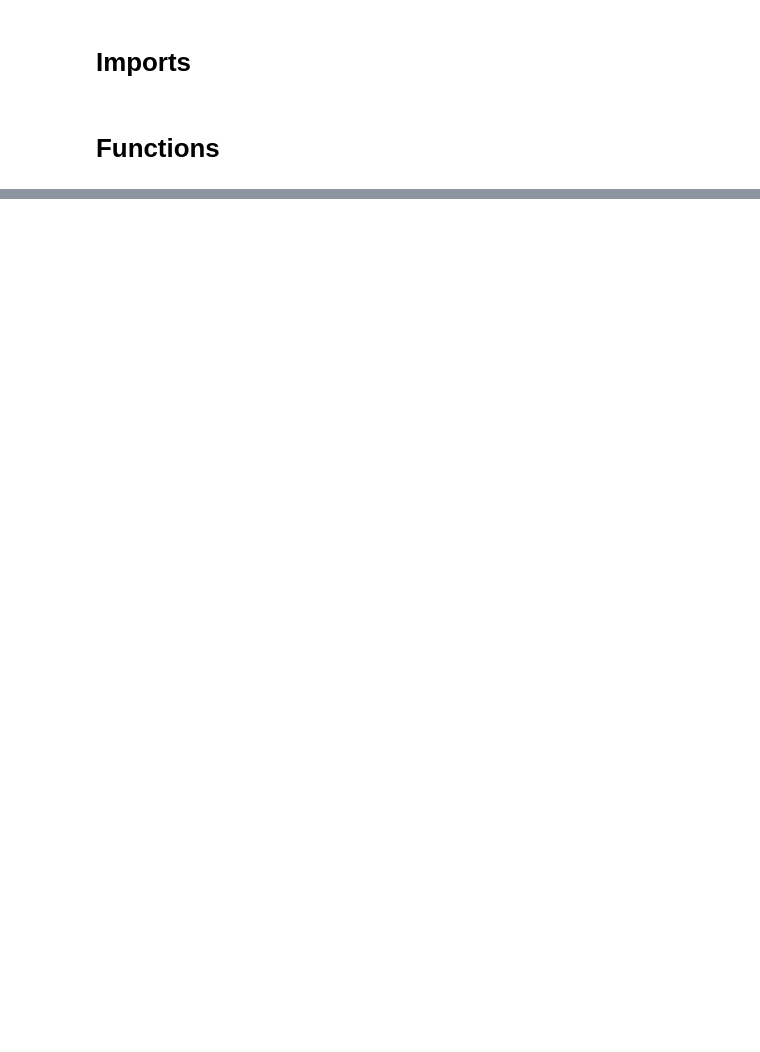
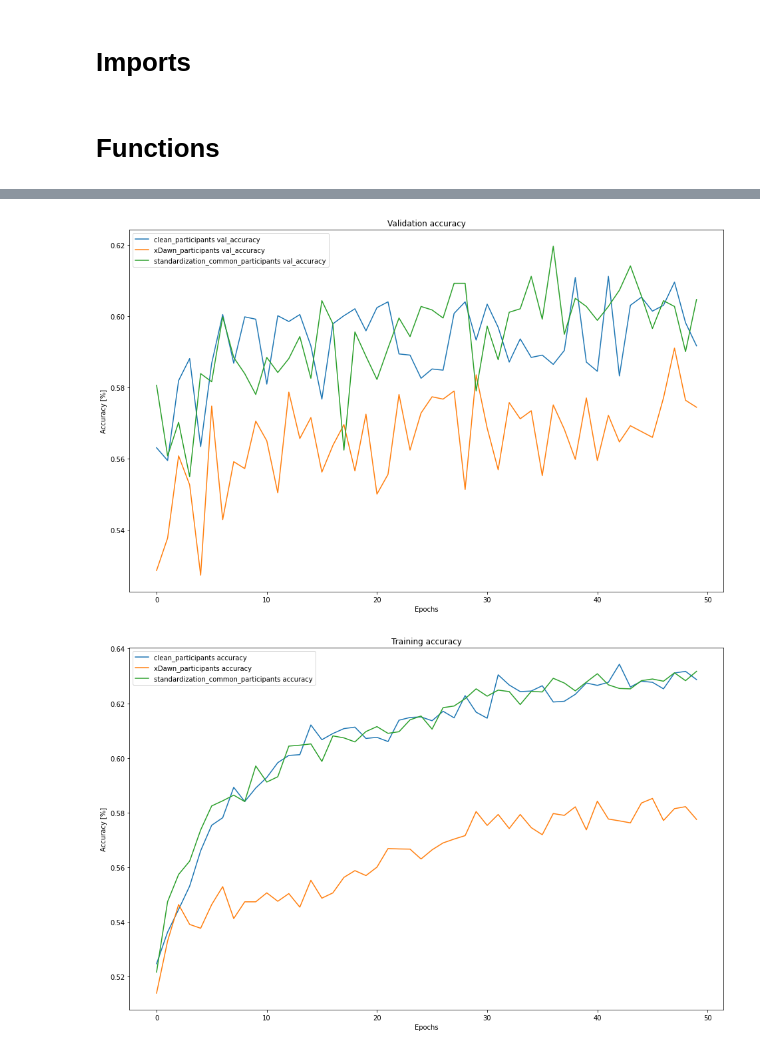
Before and after one commit to MateuszKukiela/eeg_signals_classification, a Jupyter notebook: model_summary.ipynb, the cells around one changed output, grey strips where cells are left out. Cells and saved outputs as stored; diff of their text form; code cells hidden in the pictures; blank space fills up the shorter version.

```diff
--- a/model_summary.ipynb
+++ b/model_summary.ipynb
@@ -32,0 +43,6 @@ plot_data(model_names=models , cell = 'val_accuracy', ylabel="Accuracy [%]")
+# %%
+models_2 = ['clean_participants', 'xDawn_participants', 'standardization_common_participants']
+plot_all(models_2)
+# %% [output]
+[figure, added]
+[figure, added]
```
Also changed, not shown: parts of 8 cells of this notebook, 17 other files.
